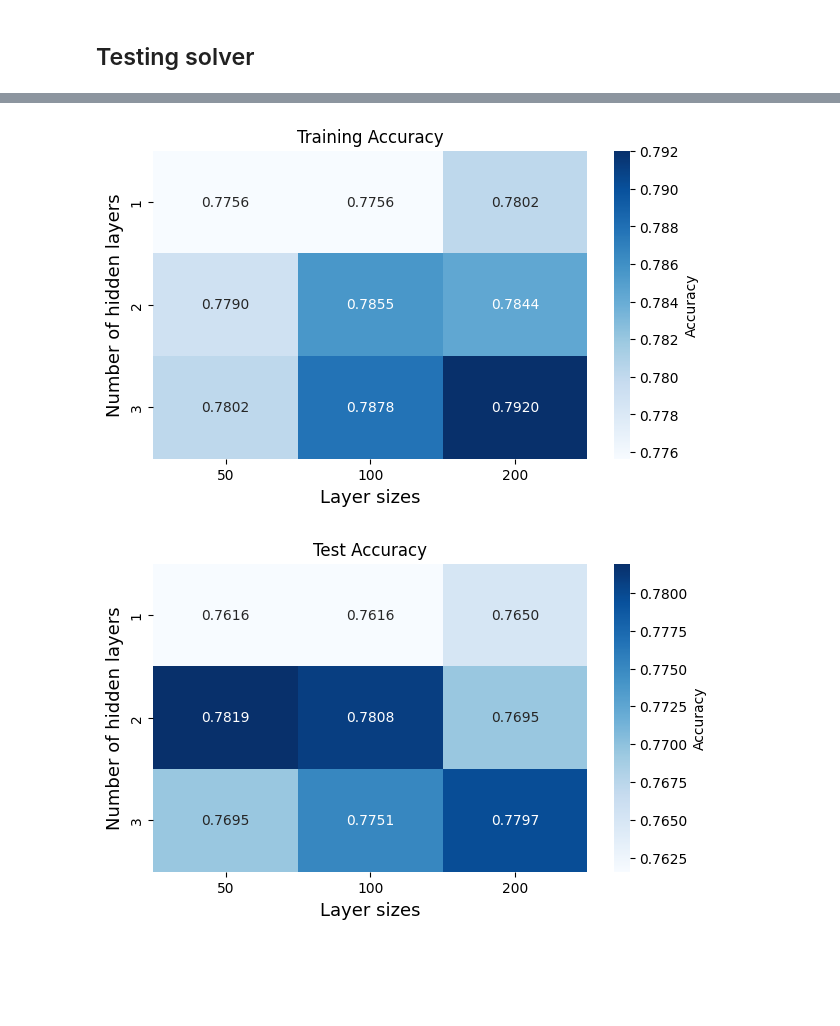
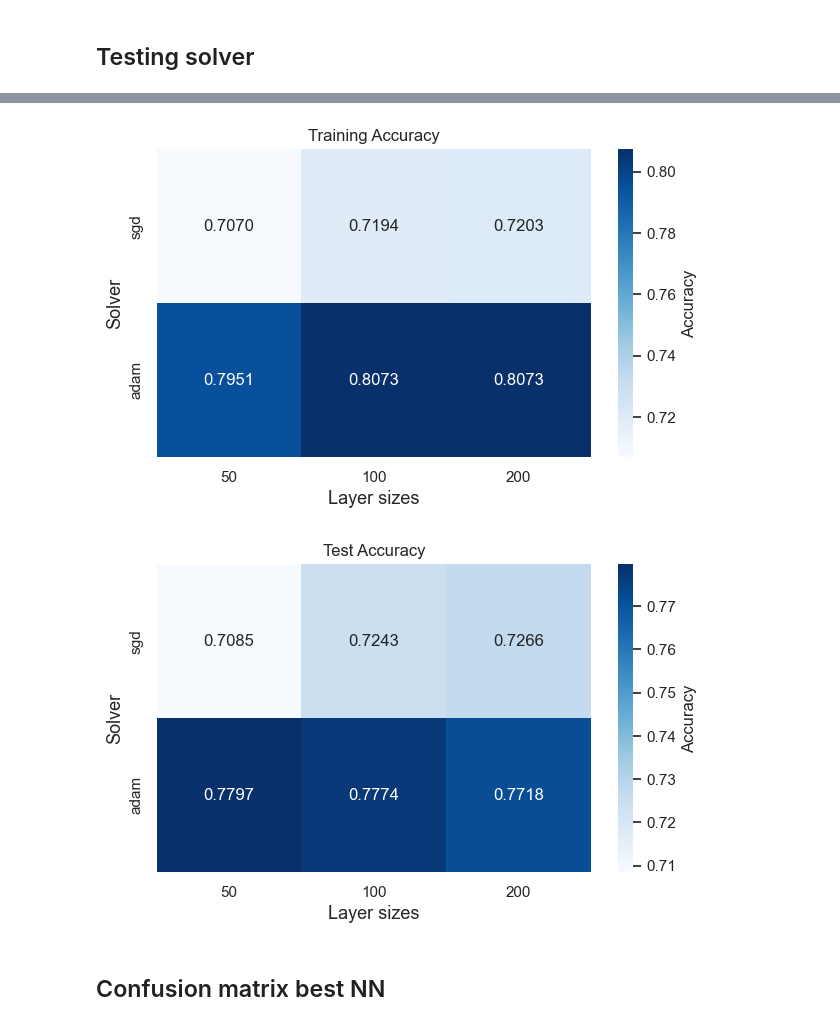
Before and after one commit to m-nader/FYS-STK4155-group14, a Jupyter notebook: project_3/Code/nn.ipynb, the cells around one changed output, grey strips where cells are left out. Saved outputs shown, nothing was run; the diff lists cells and outputs as text; code cells hidden in the pictures; blank space fills up the shorter version.

```diff
--- a/project_3/Code/nn.ipynb
+++ b/project_3/Code/nn.ipynb
@@ -472,5 +498,5 @@ Accuracy score on test set:  0.7254237288135593
 # %%
-for i in range(len(layer_no)):
+for i in range(len(act_funcs)):
     for j in range(len(layer_sizes)):
         dnn = DNN_scikit[i][j]
 
@@ -482,20 +508,20 @@ for i in range(len(layer_no)):
 
 plt.figure(figsize=(7,4))
 ax = sns.heatmap( train_accuracy, cmap='Blues', annot=True, fmt='.4f',
-                 xticklabels=layer_sizes, yticklabels=layer_no, cbar=True, cbar_kws={'label':'Accuracy'} )
+                 xticklabels=layer_sizes, yticklabels=act_funcs, cbar=True, cbar_kws={'label':'Accuracy'} )
 ax.set_title("Training Accuracy")
 ax.set_xlabel("Layer sizes", fontsize=13)
-ax.set_ylabel("Number of hidden layers", fontsize=13)
-plt.savefig('../Figures/nn_train_acc_relu.png', dpi=300, bbox_inches='tight')
+ax.set_ylabel("Activation functions", fontsize=13)
+plt.savefig('../Figures/nn_train_acc_act_funcs.png', dpi=300, bbox_inches='tight')
 
 plt.show()
 
 plt.figure(figsize=(7,4))
 ax = sns.heatmap(test_accuracy, cmap='Blues', annot=True, fmt='.4f',
-                 xticklabels=layer_sizes, yticklabels=layer_no, cbar=True, cbar_kws={'label':'Accuracy'} )
+                 xticklabels=layer_sizes, yticklabels=act_funcs, cbar=True, cbar_kws={'label':'Accuracy'} )
 ax.set_title("Test Accuracy")
 ax.set_xlabel("Layer sizes", fontsize=13)
-ax.set_ylabel("Number of hidden layers", fontsize=13)
-plt.savefig('../Figures/nn_test_acc_relu.png', dpi=300, bbox_inches='tight')
+ax.set_ylabel("Activation functions", fontsize=13)
+plt.savefig('../Figures/nn_test_acc_act_funcs.png', dpi=300, bbox_inches='tight')
 plt.show()
 # %% [output]
@@ -504,27 +530,27 @@ plt.show()
 # %% [markdown]
 ## Testing solver
 # %%
-eta = 1.e-3
-lmbd = 1.
 
 epochs = 100
 layer_no = [1,2,3]
 layer_sizes = [50,100,200]
 
-DNN_scikit = np.zeros((len(layer_no), len(layer_sizes)), dtype=object)
+solvers = ['sgd', 'adam']
 
-train_accuracy = np.zeros((len(layer_no), len(layer_sizes)))
-test_accuracy = np.zeros((len(layer_no), len(layer_sizes)))
+DNN_scikit = np.zeros((len(solvers), len(layer_sizes)), dtype=object)
+
+train_accuracy = np.zeros((len(solvers), len(layer_sizes)))
+test_accuracy = np.zeros((len(solvers), len(layer_sizes)))
 
 
-for i in range(len(layer_no)):
+for i in range(len(solvers)):
     for j in range(len(layer_sizes)):
-        n_hidden_neurons = [layer_sizes[j]] * layer_no[i]
-        dnn = MLPClassifier(hidden_layer_sizes=n_hidden_neurons, activation='relu',
-                            alpha=lmbd, learning_rate_init=eta, max_iter=epochs, random_state=42, solver='sgd')
+        n_hidden_neurons = [layer_sizes[j]] * layer_no[1]
+        dnn = MLPClassifier(hidden_layer_sizes=n_hidden_neurons, activation='tanh',
+                            alpha=lmbd, learning_rate_init=eta, max_iter=epochs, random_state=42, solver=solvers[i])
         dnn.fit(X_train, y_train)
         DNN_scikit[i][j] = dnn
-        print("No hidden layers  = ", layer_no[i])
+        print("Solver  = ", solvers[i])
         print("Hidden layer size = ", layer_sizes[j])
         print("Accuracy score on test set: ", dnn.score(X_test, y_test))
         print()
@@ -560,32 +577,34 @@ Accuracy score on test set:  0.7796610169491526
 # %%
-for i in range(len(layer_no)):
+for i in range(len(solvers)):
     for j in range(len(layer_sizes)):
         dnn = DNN_scikit[i][j]
 
         train_pred = dnn.predict(X_train)
         test_pred = dnn.predict(X_test)
 
         train_accuracy[i][j] = accuracy_score(y_train, train_pred)
         test_accuracy[i][j] = accuracy_score(y_test, test_pred)
 
 plt.figure(figsize=(7,4))
 ax = sns.heatmap( train_accuracy, cmap='Blues', annot=True, fmt='.4f',
-                 xticklabels=layer_sizes, yticklabels=layer_no, cbar=True, cbar_kws={'label':'Accuracy'} )
+                 xticklabels=layer_sizes, yticklabels=solvers, cbar=True, cbar_kws={'label':'Accuracy'} )
 ax.set_title("Training Accuracy")
 ax.set_xlabel("Layer sizes", fontsize=13)
-ax.set_ylabel("Number of hidden layers", fontsize=13)
+ax.set_ylabel("Solver", fontsize=13)
 plt.savefig('../Figures/nn_train_acc_relu.png', dpi=300, bbox_inches='tight')
 
 plt.show()
 
 plt.figure(figsize=(7,4))
 ax = sns.heatmap(test_accuracy, cmap='Blues', annot=True, fmt='.4f',
-                 xticklabels=layer_sizes, yticklabels=layer_no, cbar=True, cbar_kws={'label':'Accuracy'} )
+                 xticklabels=layer_sizes, yticklabels=solvers, cbar=True, cbar_kws={'label':'Accuracy'} )
 ax.set_title("Test Accuracy")
 ax.set_xlabel("Layer sizes", fontsize=13)
-ax.set_ylabel("Number of hidden layers", fontsize=13)
+ax.set_ylabel("Solver", fontsize=13)
 plt.savefig('../Figures/nn_test_acc_relu.png', dpi=300, bbox_inches='tight')
 plt.show()
 # %% [output]
-[figure, old version]
+[figure, new version]
-[figure, old version]
+[figure, new version]
+# %% [markdown]
+## Confusion matrix best NN
```
Also changed, not shown: parts of 17 cells of this notebook, 2 other files.
